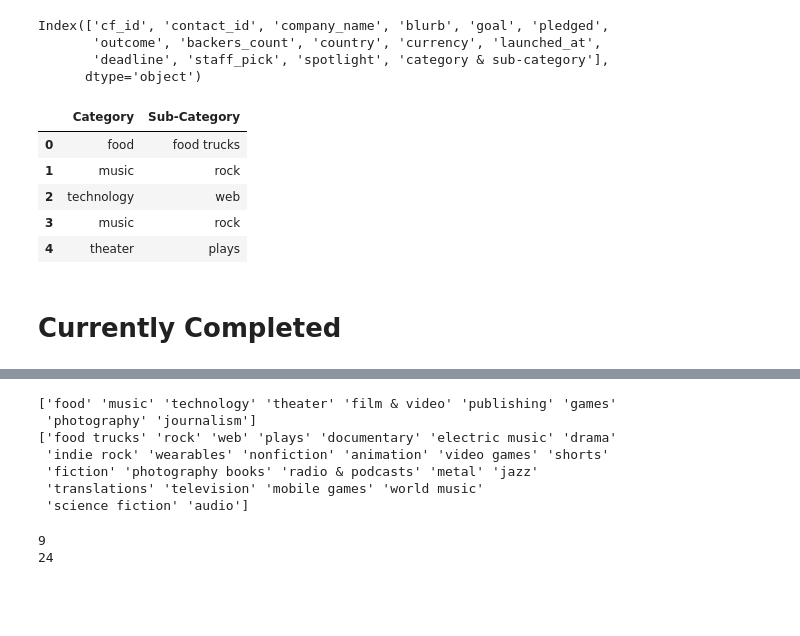
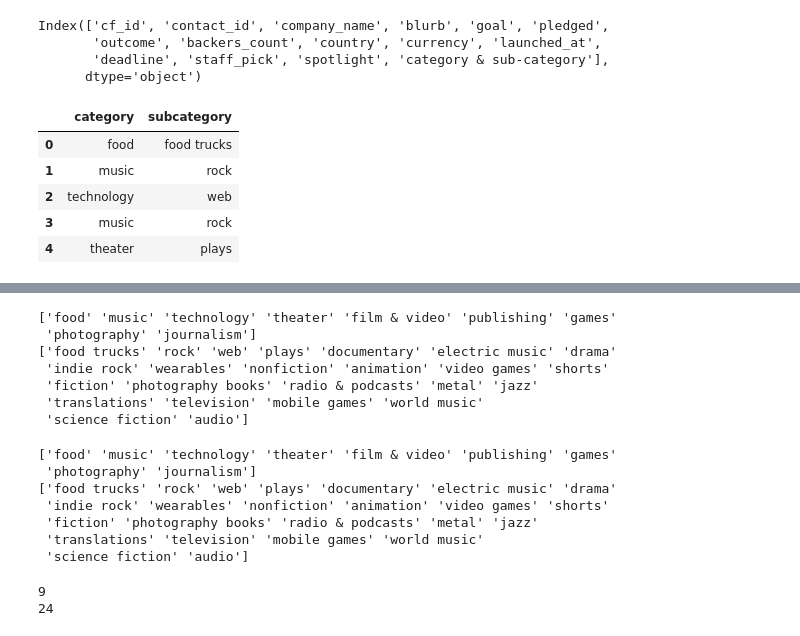
Before and after one commit to cwolf1424/Crowdfunding_ETL, a Jupyter notebook: ETL_Mini_Project_CWolf_KBurks.ipynb, the cells around one changed output, grey strips where cells are left out. Cells and saved outputs as stored; diff of their text form; code cells hidden in the pictures; blank space fills up the shorter version.

```diff
--- a/ETL_Mini_Project_CWolf_KBurks.ipynb
+++ b/ETL_Mini_Project_CWolf_KBurks.ipynb
@@ -69,21 +70,19 @@ Index(['cf_id', 'contact_id', 'company_name', 'blurb', 'goal', 'pledged',
 # %%
 # Assign the category and subcategory values to category and subcategory columns.
 cat_subcat = crowdfunding_info_df["category & sub-category"]
 cat_subcat = cat_subcat.str.split("/")
 split = []
 for cs in cat_subcat:
     cur_cat_subcat={}
-    cur_cat_subcat["Category"] = cs[0]
-    cur_cat_subcat["Sub-Category"] = cs[1]
+    cur_cat_subcat["category"] = cs[0]
+    cur_cat_subcat["subcategory"] = cs[1]
     split.append(cur_cat_subcat)
 split_df = pd.DataFrame(split)
 split_df.head()
 # %% [output]
-|  | Category | Sub-Category |
+|  | category | subcategory |
 | 0 | food | food trucks |
 | 1 | music | rock |
 | 2 | technology | web |
 | 3 | music | rock |
 | 4 | theater | plays |
-# %% [markdown]
-# Currently Completed
@@ -112,5 +113,20 @@ print(subcategories)
  'fiction' 'photography books' 'radio & podcasts' 'metal' 'jazz'
  'translations' 'television' 'mobile games' 'world music'
  'science fiction' 'audio']
+# %%
+# Get the unique categories and subcategories in separate lists.
+categories = crowdfunding_info_df["category"].unique()
+subcategories = crowdfunding_info_df["subcategory"].unique()
+
+print(categories)
+print(subcategories)
+# %% [output]
+['food' 'music' 'technology' 'theater' 'film & video' 'publishing' 'games'
+ 'photography' 'journalism']
+['food trucks' 'rock' 'web' 'plays' 'documentary' 'electric music' 'drama'
+ 'indie rock' 'wearables' 'nonfiction' 'animation' 'video games' 'shorts'
+ 'fiction' 'photography books' 'radio & podcasts' 'metal' 'jazz'
+ 'translations' 'television' 'mobile games' 'world music'
+ 'science fiction' 'audio']
 # %%
 # Get the number of distinct values in the categories and subcategories lists.
```
Also changed, not shown: parts of 21 cells of this notebook.
